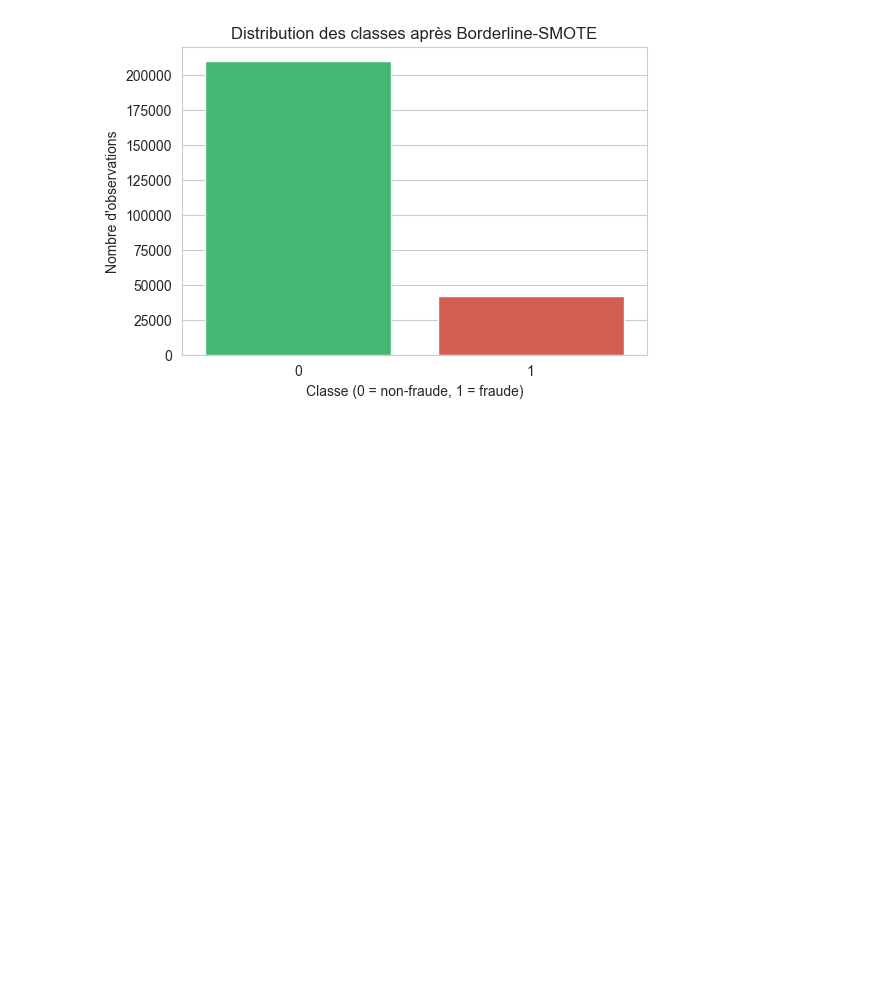
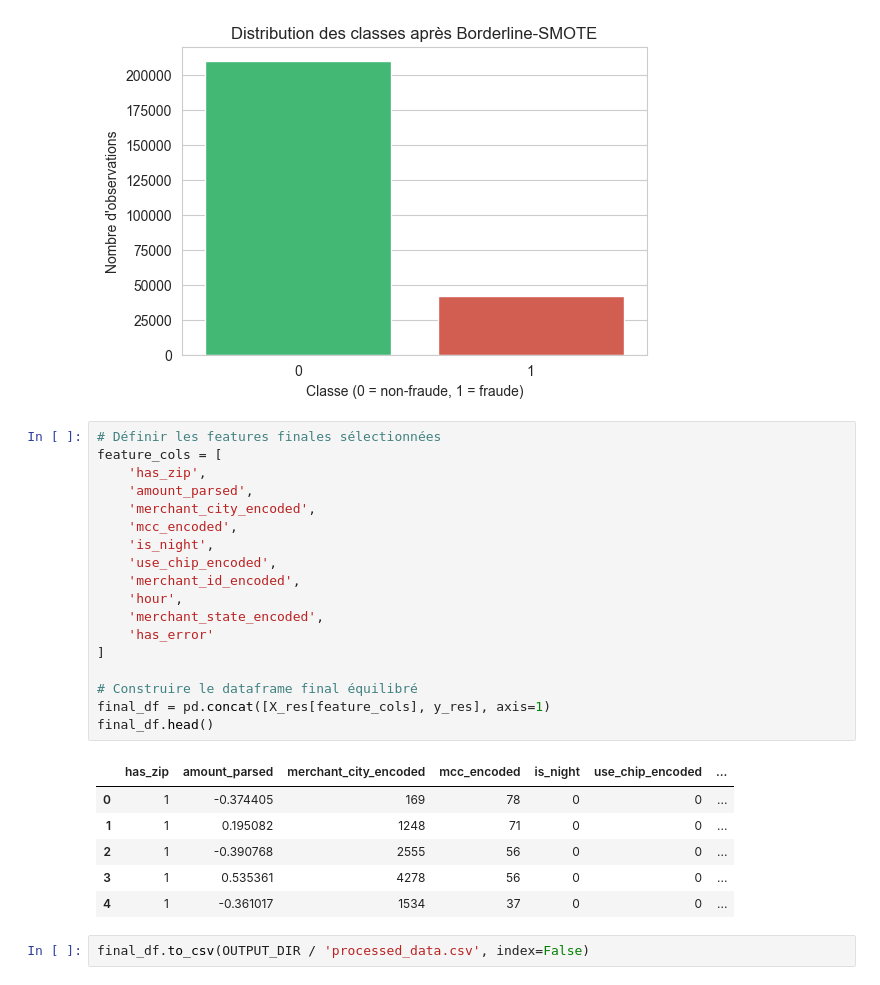
Before and after one commit to Tailroil/hackaton_finance_team2, a Jupyter notebook: notebooks/preprocessing.ipynb, the cells around one changed output. Saved outputs shown, nothing was run; the diff lists cells and outputs as text; blank space fills up the shorter version.

```diff
--- a/notebooks/preprocessing.ipynb
+++ b/notebooks/preprocessing.ipynb
@@ -548,3 +548,30 @@ Passing `palette` without assigning `hue` is deprecated and will be removed in v
 
   sns.countplot(x=y_res, palette=['#2ecc71','#e74c3c'])
 [figure]
+# %%
+# Définir les features finales sélectionnées
+feature_cols = [
+    'has_zip',
+    'amount_parsed',
+    'merchant_city_encoded',
+    'mcc_encoded',
+    'is_night',
+    'use_chip_encoded',
+    'merchant_id_encoded',
+    'hour',
+    'merchant_state_encoded',
+    'has_error'
+]
+
+# Construire le dataframe final équilibré
+final_df = pd.concat([X_res[feature_cols], y_res], axis=1)
+final_df.head()
+# %% [output]
+|  | has_zip | amount_parsed | merchant_city_encoded | mcc_encoded | is_night | use_chip_encoded | ... |
+| 0 | 1 | -0.374405 | 169 | 78 | 0 | 0 | ... |
+| 1 | 1 | 0.195082 | 1248 | 71 | 0 | 0 | ... |
+| 2 | 1 | -0.390768 | 2555 | 56 | 0 | 0 | ... |
+| 3 | 1 | 0.535361 | 4278 | 56 | 0 | 0 | ... |
+| 4 | 1 | -0.361017 | 1534 | 37 | 0 | 0 | ... |
+# %%
+final_df.to_csv(OUTPUT_DIR / 'processed_data.csv', index=False)
```
Also changed, not shown: 3 other files.
